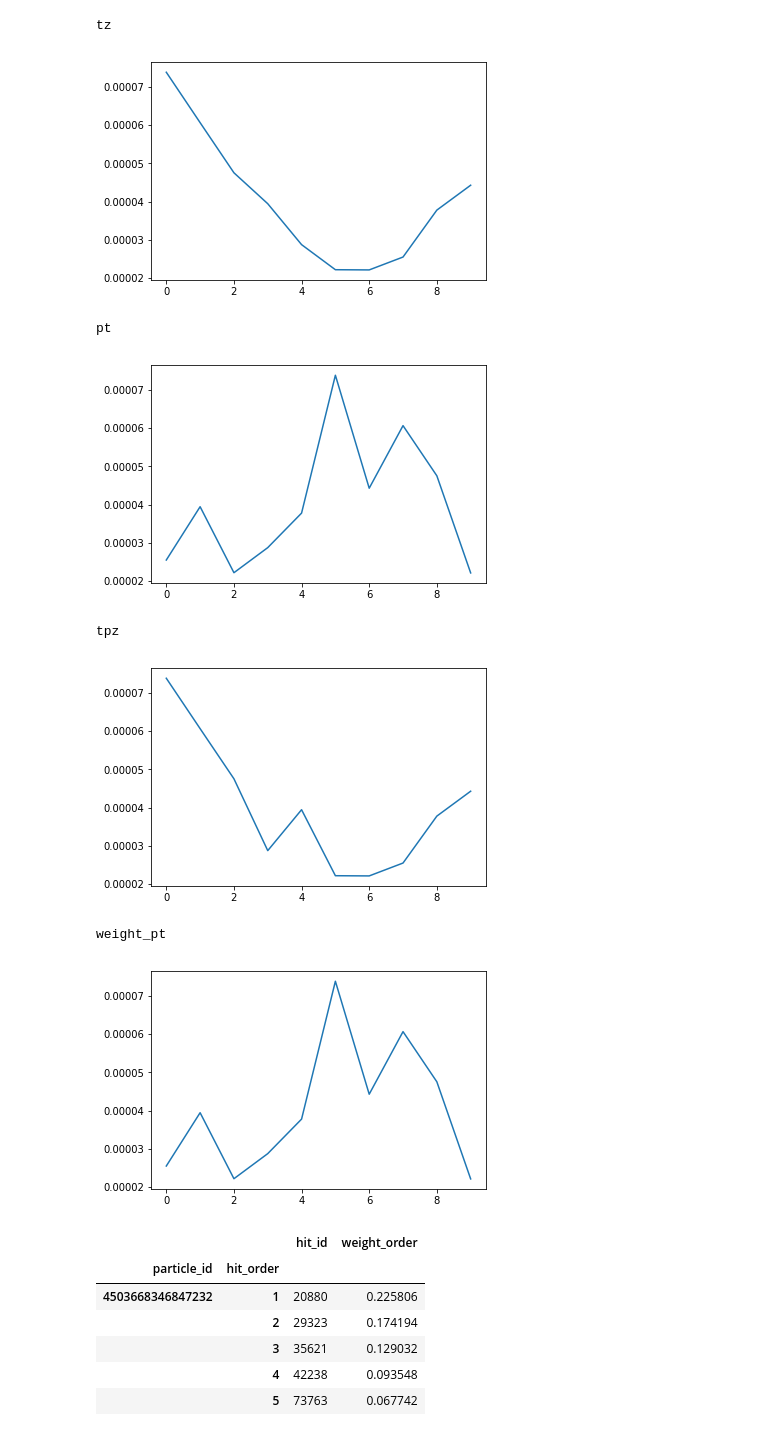
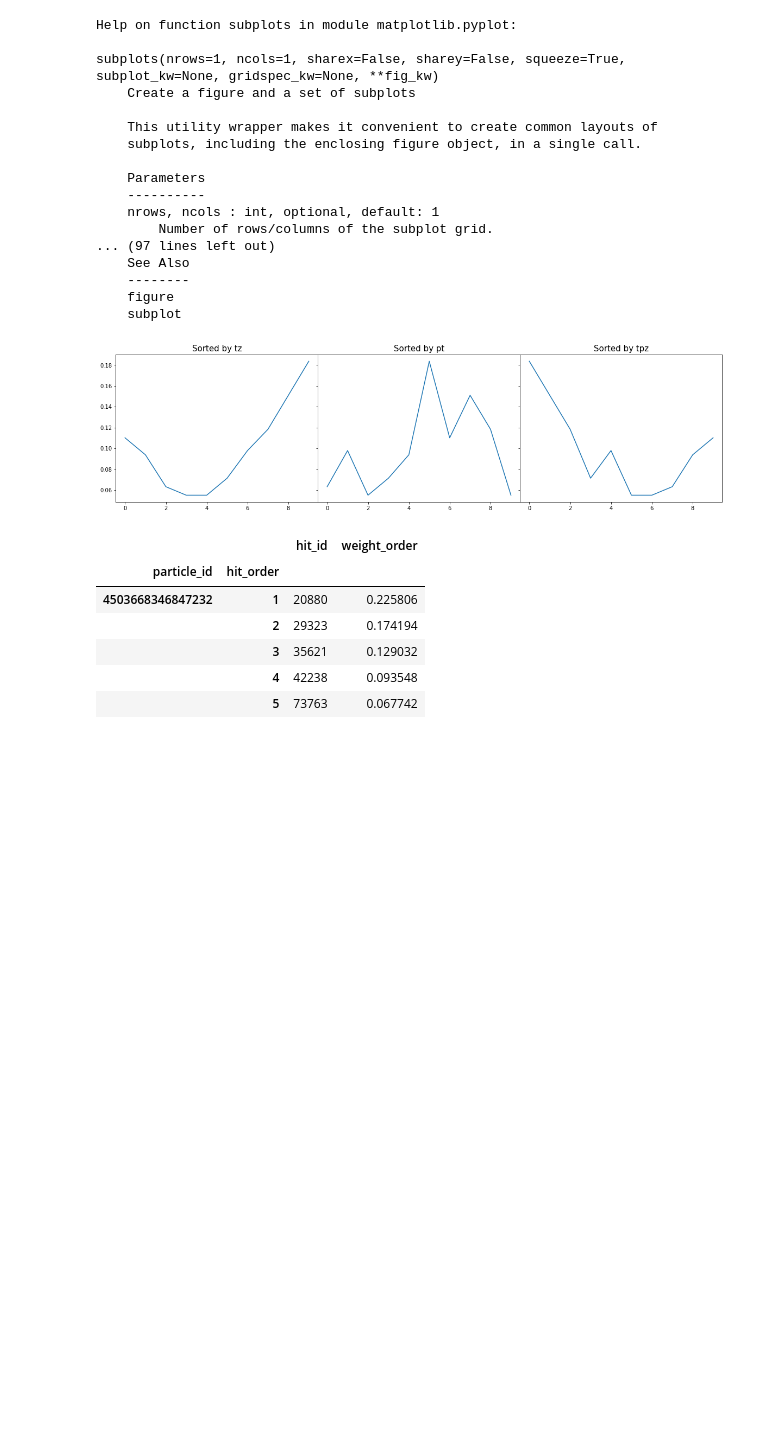
Before and after one commit to TOsborn/TrackML, a Jupyter notebook: scratch_eda/hit_order.ipynb, the cells around one changed output. Saved outputs shown, nothing was run; the diff lists cells and outputs as text; code cells hidden in the pictures; blank space fills up the shorter version.

Commit message:
clean up plots and make other changes to scratch-eda/hit_order.ipynb

```diff
--- a/scratch_eda/hit_order.ipynb
+++ b/scratch_eda/hit_order.ipynb
@@ -60,34 +60,49 @@ rows after filtering:    101023
 | 2 | 5 | 418835796137607168 | -62.6594 | -9.375040 | -1502.5 | -0.281806 | -0.023487 | -6.57318 | 0.000009 | ... |
 | 3 | 6 | 108087696726949888 | -57.0856 | -8.189710 | -1502.5 | -0.401129 | -0.035276 | -10.46690 | 0.000008 | ... |
 | 4 | 7 | 968286151951515648 | -73.8608 | -2.575860 | -1502.5 | -0.442662 | -0.036969 | -9.13010 | 0.000007 | ... |
+# %%
+help(plt.subplots)
+# %% [output]
+Help on function subplots in module matplotlib.pyplot:
+
+subplots(nrows=1, ncols=1, sharex=False, sharey=False, squeeze=True, subplot_kw=None, gridspec_kw=None, **fig_kw)
+    Create a figure and a set of subplots
+
+    This utility wrapper makes it convenient to create common layouts of
+    subplots, including the enclosing figure object, in a single call.
+
+    Parameters
+    ----------
+    nrows, ncols : int, optional, default: 1
+        Number of rows/columns of the subplot grid.
+... (97 lines left out)
+    See Also
+    --------
+    figure
+    subplot
 # %%
 # 3. plot weight_pt when sorting by a variety of candidate features.
 # Choose tz as the best.
 pid = particle_ids[0]
+particle = truth[truth.particle_id == pid].reset_index(drop=True)
 
-track = truth[truth.particle_id == pid].reset_index(drop=True)
+f, axarr = plt.subplots(ncols=3, sharey=True)
+f.set_figwidth(20)
+f.set_figheight(5)
+f.subplots_adjust(wspace=0)
 
-print('tz')
-plt.plot(track.index, track.sort_values(by='abs_tz').weight_order)
+axarr[0].plot(particle.index, particle.sort_values(by='tz').weight_order)
+axarr[0].set_title('Sorted by tz', fontsize=15)
+
+axarr[1].plot(particle.index, particle.sort_values(by='pt').weight_order)
+axarr[1].set_title('Sorted by pt', fontsize=15)
+
+axarr[2].plot(particle.index, particle.sort_values(by='tpz').weight_order)
+axarr[2].set_title('Sorted by tpz', fontsize=15)
+
 plt.show()
-print('\n\npt')
-plt.plot(track.index, track.sort_values(by='pt').weight_order)
-plt.show()
-print('\n\ntpz')
-plt.plot(track.index, track.sort_values(by='tpz').weight_order)
-plt.show()
-print('\n\nweight_pt')
-plt.plot(track.index, track.sort_values(by='weight_pt').weight_order)
-plt.show()
 # %% [output]
-tz
-[figure, old version]
+[figure, new version]
-pt
-[figure, removed]
-tpz
-[figure, removed]
-weight_pt
-[figure, removed]
 # %%
 # 4. create tracks dataframe
 particles = truth.loc[:, [
```
Also changed, not shown: parts of 4 cells of this notebook.
